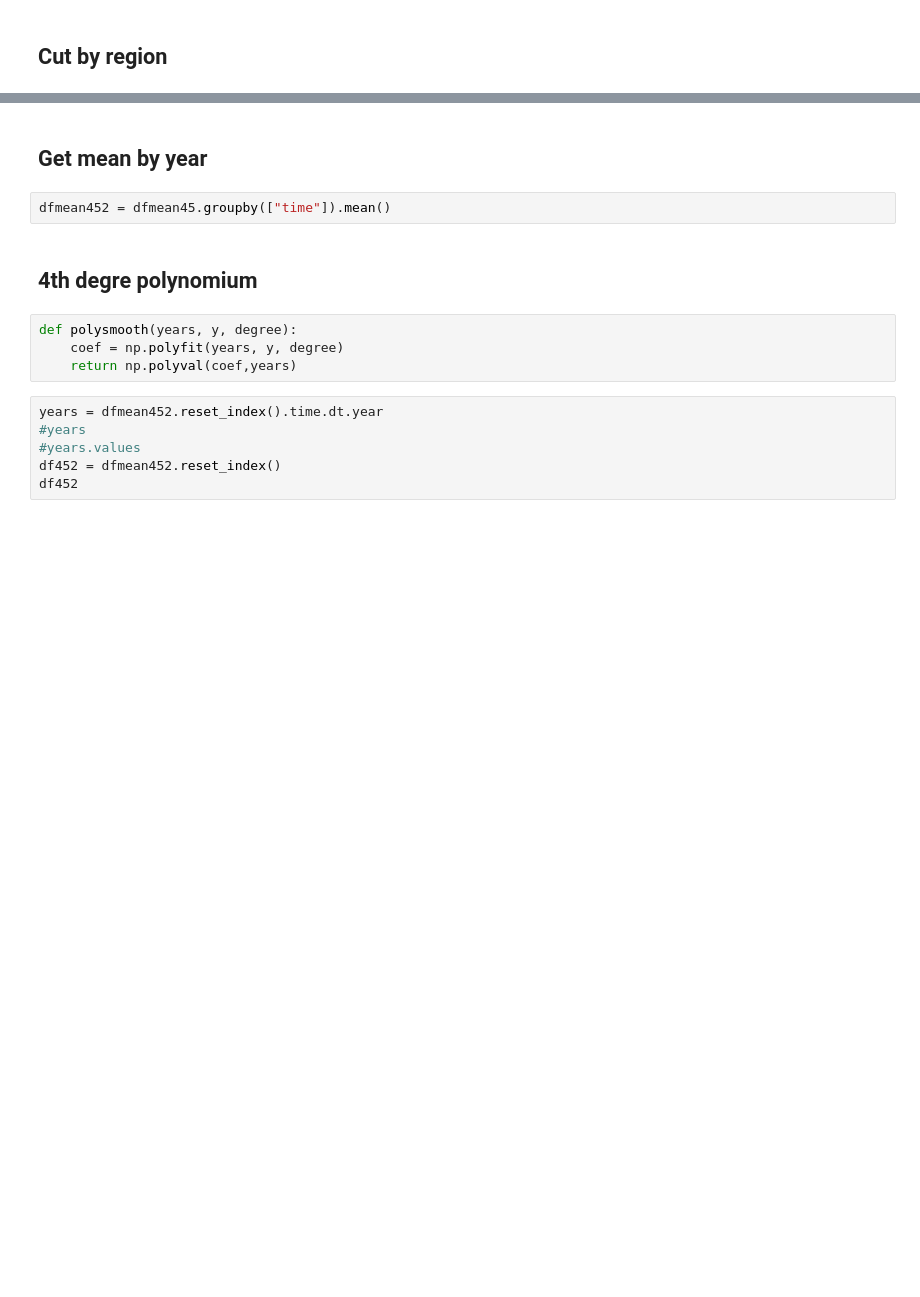
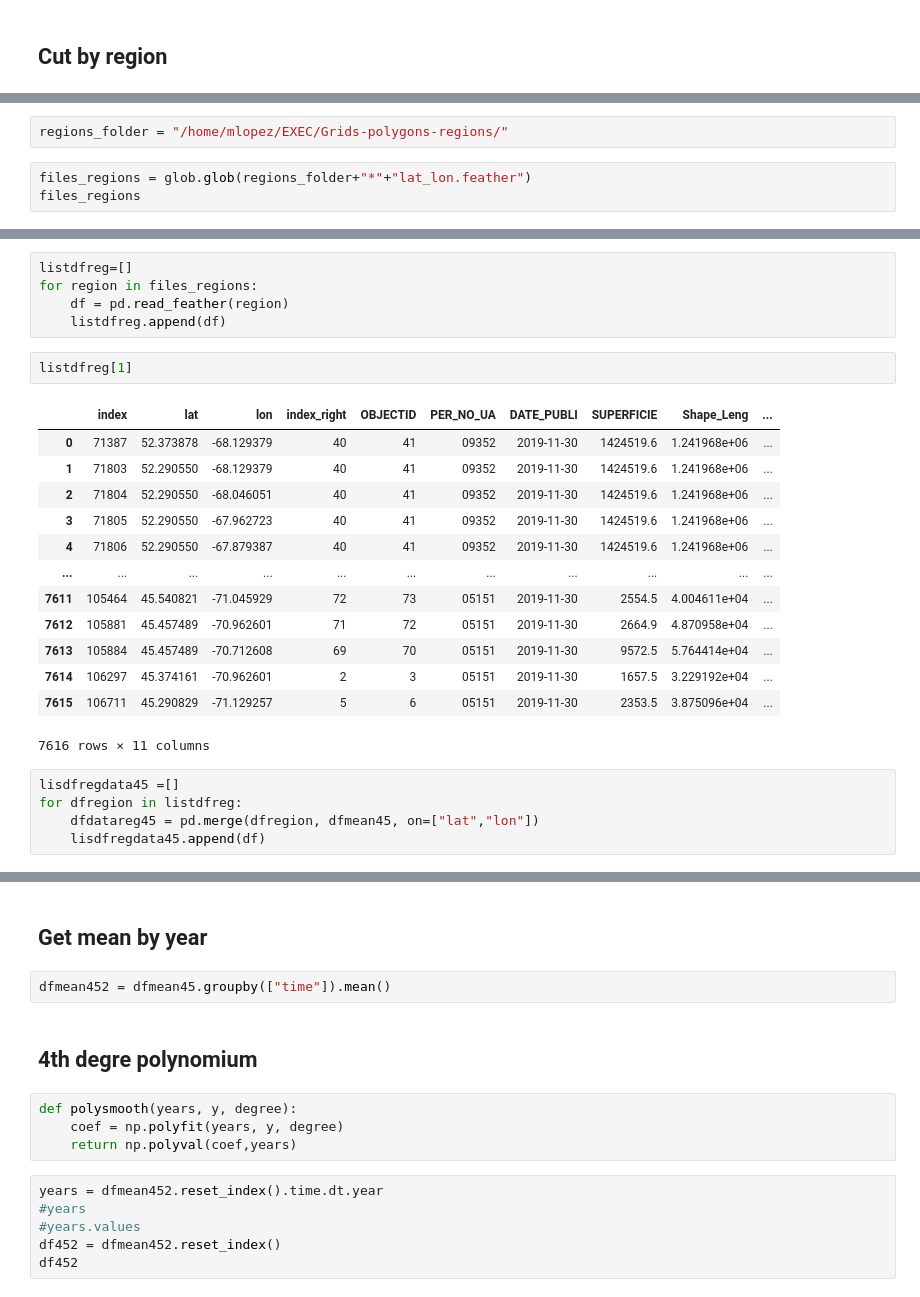
Before and after one commit to Ouranosinc/PortraitsClimMFFP, a Jupyter notebook: Data Processing Jupyter Notebooks/DF for Figure in R Temperature annual all regions.ipynb, the cells around one changed output, grey strips where cells are left out. Saved outputs shown, nothing was run; the diff lists cells and outputs as text; blank space fills up the shorter version.

Commit message:
Created geojson for gle-degel, creating for djc, ceated grids lat, lon. Added loop for region s for figures Time series

```diff
--- a/Data Processing Jupyter Notebooks/DF for Figure in R Temperature annual all regions.ipynb
+++ b/Data Processing Jupyter Notebooks/DF for Figure in R Temperature annual all regions.ipynb
@@ -119,0 +114,5 @@ dfmean45
+# %%
+regions_folder = "/home/mlopez/EXEC/Grids-polygons-regions/"
+# %%
+files_regions = glob.glob(regions_folder+"*"+"lat_lon.feather")
+files_regions
@@ -119,0 +128,26 @@ dfmean45
+# %%
+listdfreg=[]
+for region in files_regions:
+    df = pd.read_feather(region)
+    listdfreg.append(df)
+# %%
+listdfreg[1]
+# %% [output]
+|  | index | lat | lon | index_right | OBJECTID | PER_NO_UA | DATE_PUBLI | SUPERFICIE | Shape_Leng | ... |
+| 0 | 71387 | 52.373878 | -68.129379 | 40 | 41 | 09352 | 2019-11-30 | 1424519.6 | 1.241968e+06 | ... |
+| 1 | 71803 | 52.290550 | -68.129379 | 40 | 41 | 09352 | 2019-11-30 | 1424519.6 | 1.241968e+06 | ... |
+| 2 | 71804 | 52.290550 | -68.046051 | 40 | 41 | 09352 | 2019-11-30 | 1424519.6 | 1.241968e+06 | ... |
+| 3 | 71805 | 52.290550 | -67.962723 | 40 | 41 | 09352 | 2019-11-30 | 1424519.6 | 1.241968e+06 | ... |
+| 4 | 71806 | 52.290550 | -67.879387 | 40 | 41 | 09352 | 2019-11-30 | 1424519.6 | 1.241968e+06 | ... |
+| ... | ... | ... | ... | ... | ... | ... | ... | ... | ... | ... |
+| 7611 | 105464 | 45.540821 | -71.045929 | 72 | 73 | 05151 | 2019-11-30 | 2554.5 | 4.004611e+04 | ... |
+| 7612 | 105881 | 45.457489 | -70.962601 | 71 | 72 | 05151 | 2019-11-30 | 2664.9 | 4.870958e+04 | ... |
+| 7613 | 105884 | 45.457489 | -70.712608 | 69 | 70 | 05151 | 2019-11-30 | 9572.5 | 5.764414e+04 | ... |
+| 7614 | 106297 | 45.374161 | -70.962601 | 2 | 3 | 05151 | 2019-11-30 | 1657.5 | 3.229192e+04 | ... |
+| 7615 | 106711 | 45.290829 | -71.129257 | 5 | 6 | 05151 | 2019-11-30 | 2353.5 | 3.875096e+04 | ... |
+7616 rows × 11 columns
+# %%
+lisdfregdata45 =[]
+for dfregion in listdfreg:
+    dfdatareg45 = pd.merge(dfregion, dfmean45, on=["lat","lon"])
+    lisdfregdata45.append(df)
```
Also changed, not shown: parts of 9 cells of this notebook, 3 other files.
